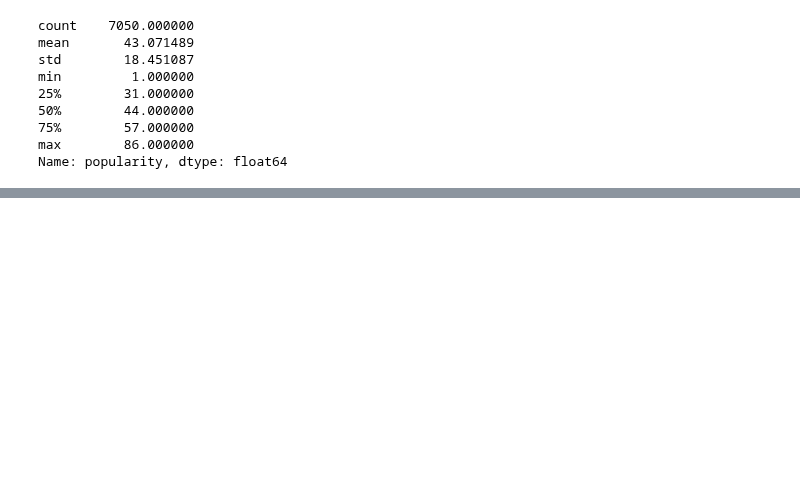
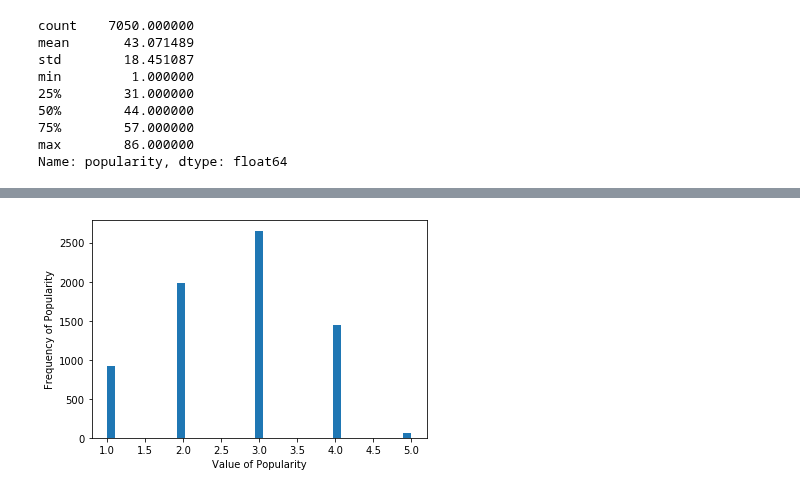
Before and after one commit to adinas94/Spotify_Recommendation_System, a Jupyter notebook: EDA.ipynb, the cells around one changed output, grey strips where cells are left out. Cells and saved outputs as stored; diff of their text form; code cells hidden in the pictures; blank space fills up the shorter version.

```diff
--- a/EDA.ipynb
+++ b/EDA.ipynb
@@ -177,7 +205,7 @@ Name: popularity, dtype: float64
 # %%
 #Create a binned variable for popularity as a proxy for our ratings
-df['ratings'] = df['popularity'].apply(lambda x: 1 if x <= 31
-                                       else 2 if x>= 32 and x<44
-                                       else 3 if x>=44 and x<57
-                                       else 4 if x>=57 and x<88
+df['ratings'] = df['popularity'].apply(lambda x: 1 if x <= 20
+                                       else 2 if x>= 21 and x<40
+                                       else 3 if x>=40 and x<60
+                                       else 4 if x>=60 and x<80
                                        else 5)
@@ -196,0 +212,8 @@ df['ratings'].value_counts(normalize=True).sum()
+# %%
+#Plot a histogram of the frequency of certain popularity values
+plt.hist(df['ratings'],bins='auto')
+plt.xlabel('Value of Popularity')
+plt.ylabel('Frequency of Popularity')
+plt.show()
+# %% [output]
+[figure, added]
```
Also changed, not shown: parts of 15 cells of this notebook, 2 other files.
